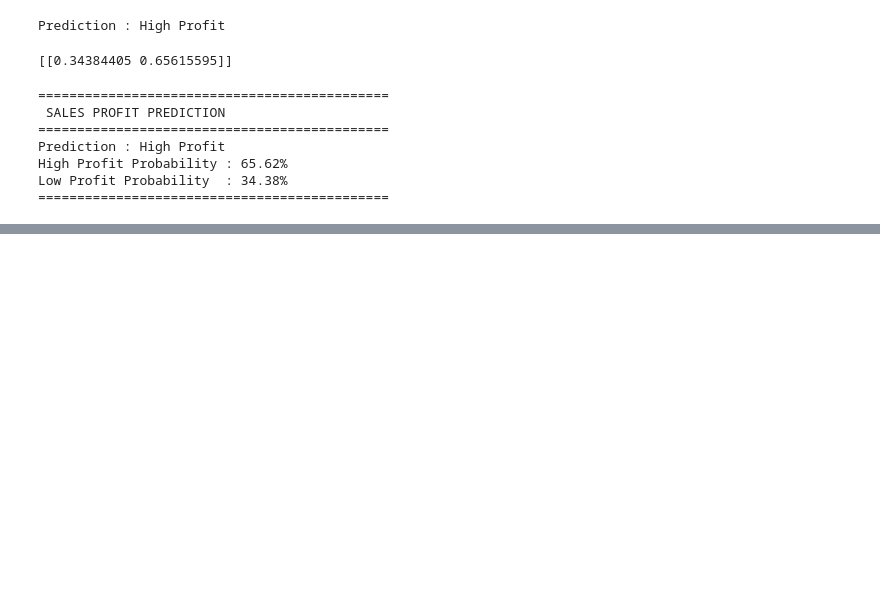
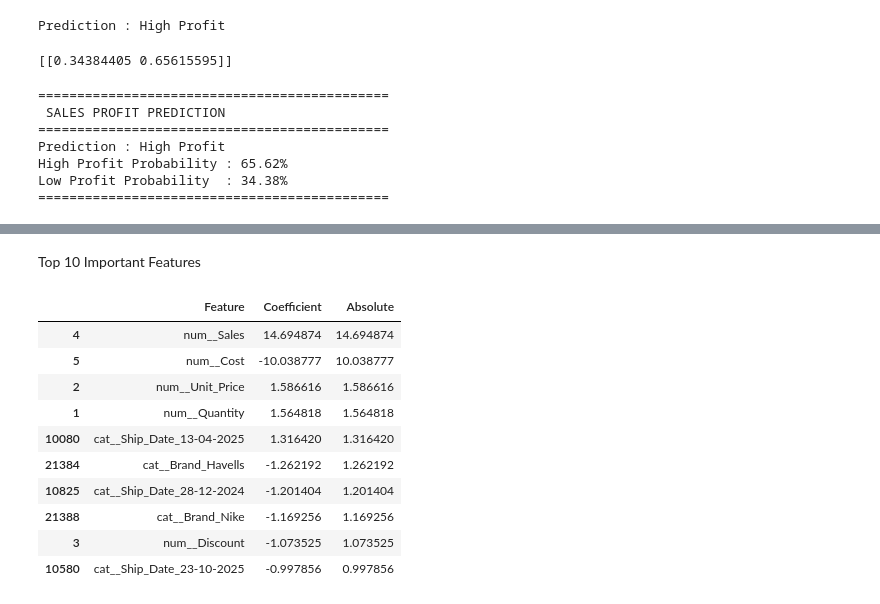
Before and after one commit to Shubhamspc90/AI_ML, a Jupyter notebook: python/data_science_library/projects/Sales_ML_Project.ipynb, the cells around one changed output, grey strips where cells are left out. Drawn from its saved outputs; the diff is of its cells as text; code cells hidden in the pictures; blank space fills up the shorter version.

```diff
--- a/python/data_science_library/projects/Sales_ML_Project.ipynb
+++ b/python/data_science_library/projects/Sales_ML_Project.ipynb
@@ -1322,0 +1413,23 @@ Low Profit Probability  : 34.38%
+# %% [markdown]
+Top 10 Important Features
+# %%
+importance["Absolute"] = importance["Coefficient"].abs()
+
+top_features = importance.sort_values(
+    by="Absolute",
+    ascending=False
+).head(10)
+
+top_features
+# %% [output]
+|  | Feature | Coefficient | Absolute |
+| 4 | num__Sales | 14.694874 | 14.694874 |
+| 5 | num__Cost | -10.038777 | 10.038777 |
+| 2 | num__Unit_Price | 1.586616 | 1.586616 |
+| 1 | num__Quantity | 1.564818 | 1.564818 |
+| 10080 | cat__Ship_Date_13-04-2025 | 1.316420 | 1.316420 |
+| 21384 | cat__Brand_Havells | -1.262192 | 1.262192 |
+| 10825 | cat__Ship_Date_28-12-2024 | -1.201404 | 1.201404 |
+| 21388 | cat__Brand_Nike | -1.169256 | 1.169256 |
+| 3 | num__Discount | -1.073525 | 1.073525 |
+| 10580 | cat__Ship_Date_23-10-2025 | -0.997856 | 0.997856 |
```
Also changed, not shown: parts of 14 cells of this notebook.
